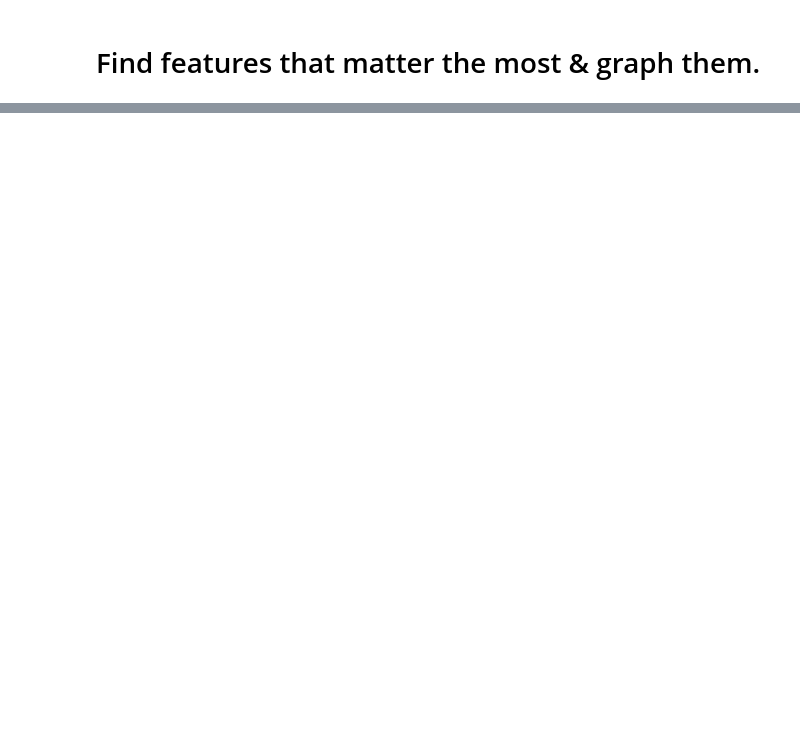
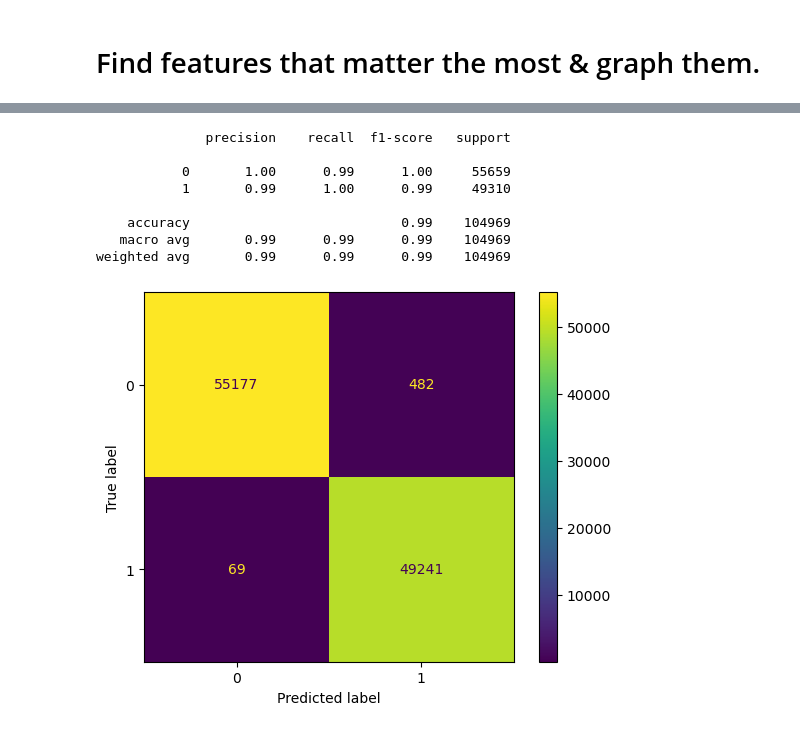
Before and after one commit to CountDer3k/Homework-AIH-2025, a Jupyter notebook: HW5/2 - Data Cleaning and Splitting.ipynb, the cells around one changed output, grey strips where cells are left out. Drawn from its saved outputs; the diff is of its cells as text; code cells hidden in the pictures; blank space fills up the shorter version.

```diff
--- a/HW5/2 - Data Cleaning and Splitting.ipynb
+++ b/HW5/2 - Data Cleaning and Splitting.ipynb
@@ -84,0 +120,21 @@ Accuracy: 99.9758%
+# %%
+from sklearn.metrics import confusion_matrix, ConfusionMatrixDisplay
+
+y_pred = clf_no_d.predict(xte)
+cm = confusion_matrix(yte, y_pred)
+disp = ConfusionMatrixDisplay(confusion_matrix=cm)
+disp.plot()
+
+from sklearn.metrics import classification_report
+
+print(classification_report(yte, y_pred))
+# %% [output]
+              precision    recall  f1-score   support
+
+           0       1.00      0.99      1.00     55659
+           1       0.99      1.00      0.99     49310
+
+    accuracy                           0.99    104969
+   macro avg       0.99      0.99      0.99    104969
+weighted avg       0.99      0.99      0.99    104969
+[figure, added]
```
Also changed, not shown: parts of 9 cells of this notebook, 1 other file.
